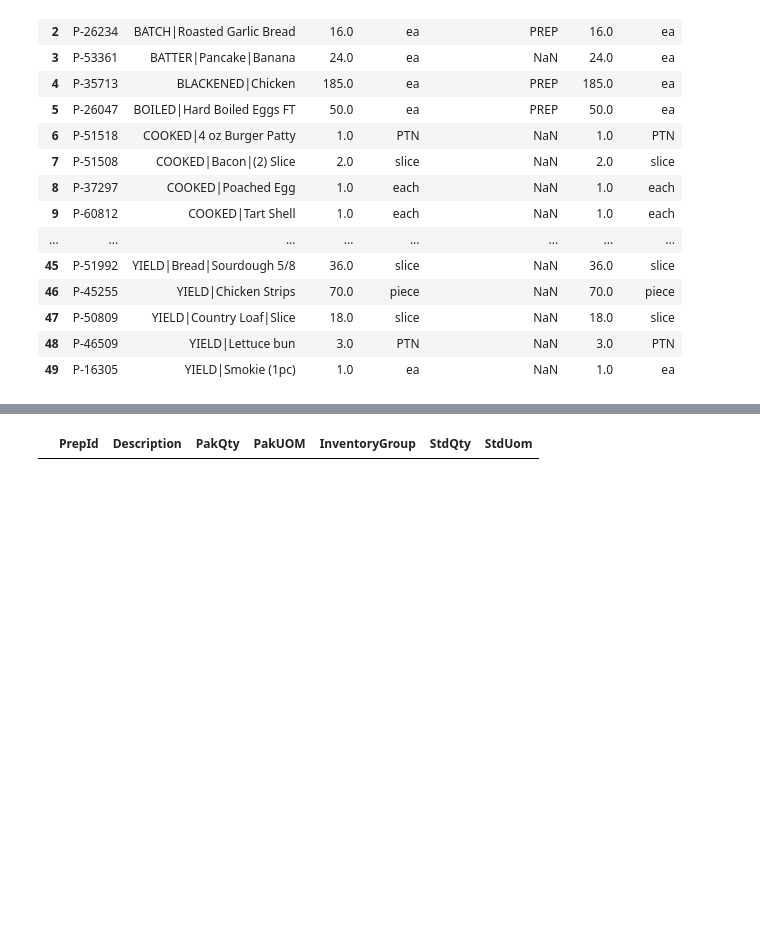
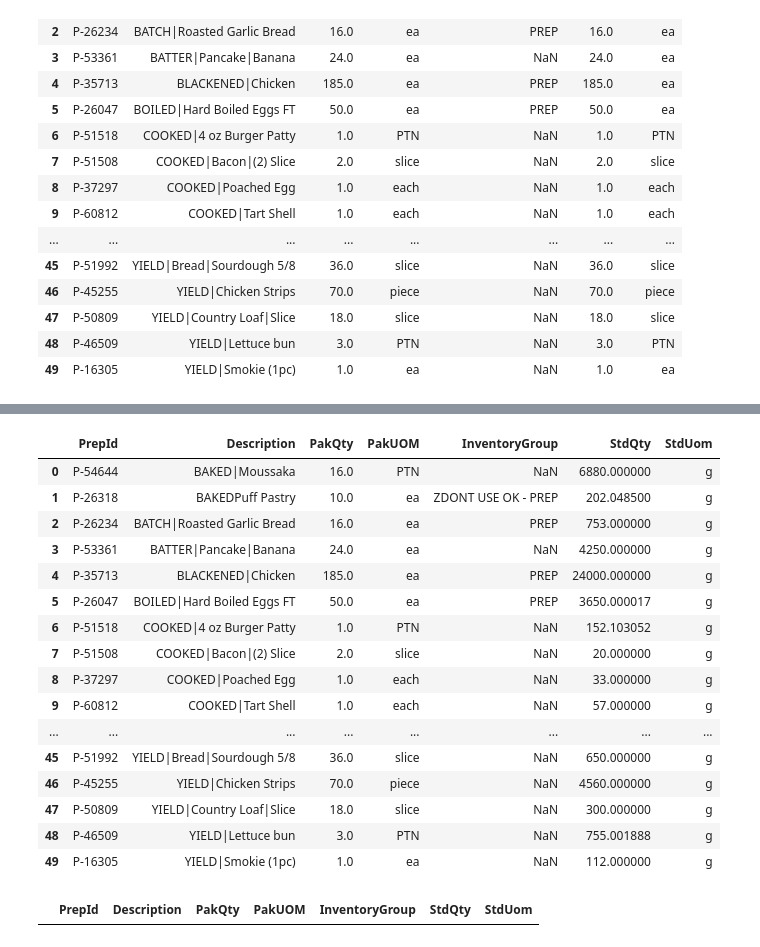
Before and after one commit to SEEDSProjects/CFFS_Label_2024_25, a Jupyter notebook: Notebooks_UBCFS/2_data_cleaning.ipynb, the cells around one changed output, grey strips where cells are left out. Saved outputs shown, nothing was run; the diff lists cells and outputs as text; code cells hidden in the pictures; blank space fills up the shorter version.

Commit message:
preps updated

```diff
--- a/Notebooks_UBCFS/2_data_cleaning.ipynb
+++ b/Notebooks_UBCFS/2_data_cleaning.ipynb
@@ -623,3 +656,23 @@ single positional indexer is out-of-bounds
+# %%
+Preps_Nonstd
+# %% [output]
+|  | PrepId | Description | PakQty | PakUOM | InventoryGroup | StdQty | StdUom |
+| 0 | P-54644 | BAKED|Moussaka | 16.0 | PTN | NaN | 6880.000000 | g |
+| 1 | P-26318 | BAKEDPuff Pastry | 10.0 | ea | ZDONT USE OK - PREP | 202.048500 | g |
+| 2 | P-26234 | BATCH|Roasted Garlic Bread | 16.0 | ea | PREP | 753.000000 | g |
+| 3 | P-53361 | BATTER|Pancake|Banana | 24.0 | ea | NaN | 4250.000000 | g |
+| 4 | P-35713 | BLACKENED|Chicken | 185.0 | ea | PREP | 24000.000000 | g |
+| 5 | P-26047 | BOILED|Hard Boiled Eggs FT | 50.0 | ea | PREP | 3650.000017 | g |
+| 6 | P-51518 | COOKED|4 oz Burger Patty | 1.0 | PTN | NaN | 152.103052 | g |
+| 7 | P-51508 | COOKED|Bacon|(2) Slice | 2.0 | slice | NaN | 20.000000 | g |
+| 8 | P-37297 | COOKED|Poached Egg | 1.0 | each | NaN | 33.000000 | g |
+| 9 | P-60812 | COOKED|Tart Shell | 1.0 | each | NaN | 57.000000 | g |
+| ... | ... | ... | ... | ... | ... | ... | ... |
+| 45 | P-51992 | YIELD|Bread|Sourdough 5/8 | 36.0 | slice | NaN | 650.000000 | g |
+| 46 | P-45255 | YIELD|Chicken Strips | 70.0 | piece | NaN | 4560.000000 | g |
+| 47 | P-50809 | YIELD|Country Loaf|Slice | 18.0 | slice | NaN | 300.000000 | g |
+| 48 | P-46509 | YIELD|Lettuce bun | 3.0 | PTN | NaN | 755.001888 | g |
+| 49 | P-16305 | YIELD|Smokie (1pc) | 1.0 | ea | NaN | 112.000000 | g |
 # %%
 # Filter out preps with nonstandard uom but have information already
 Manual_PrepU = pd.read_csv(os.path.join(os.getcwd(), "data", "cleaning", "update", "Preps_UpdateUom.csv"))
```
Also changed, not shown: parts of 2 cells of this notebook.
